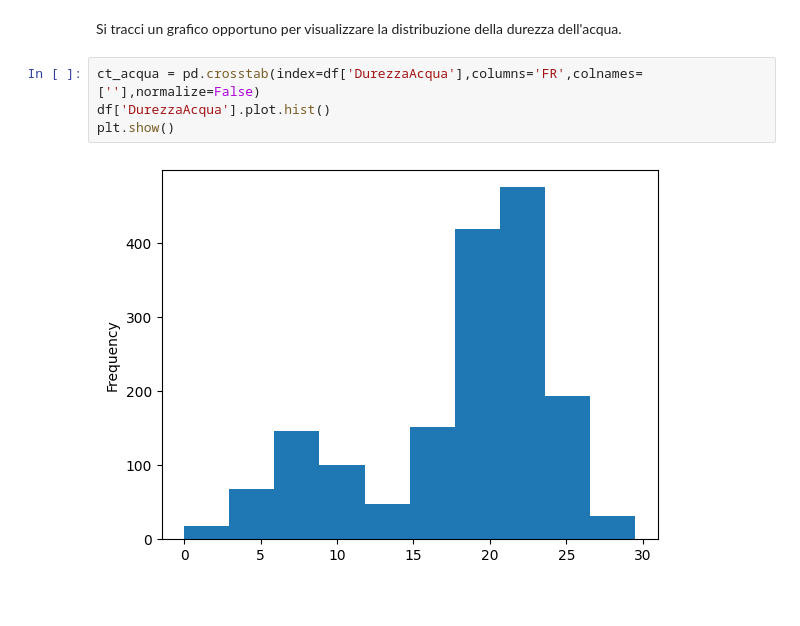
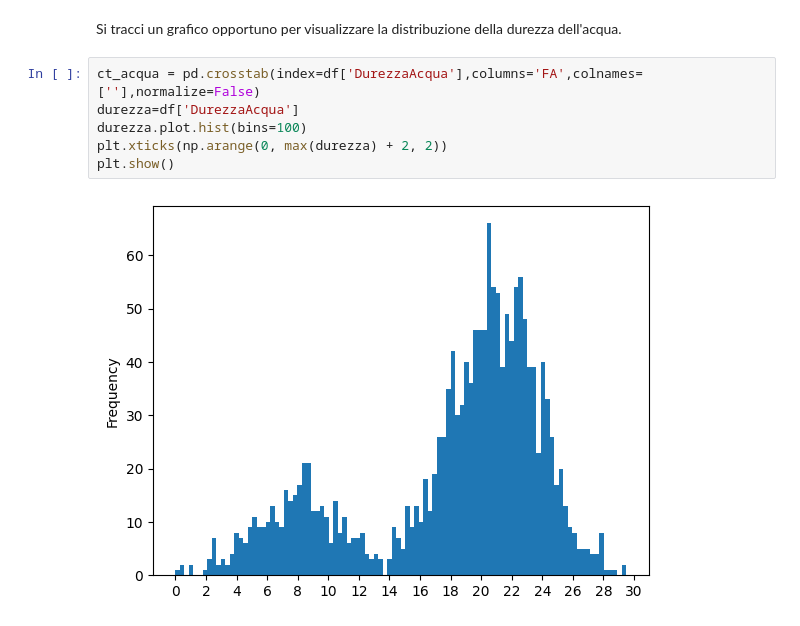
Before and after one commit to FriendlyWizard23/StatisticaL31, a Jupyter notebook: JUPYTER/TEMI D'ESAME/SOLUZIONI_MIE/ESERCITAZIONE/Esercitazione.ipynb, the cells around one changed output. Drawn from its saved outputs; the diff is of its cells as text.

```diff
--- a/JUPYTER/TEMI D'ESAME/SOLUZIONI_MIE/ESERCITAZIONE/Esercitazione.ipynb
+++ b/JUPYTER/TEMI D'ESAME/SOLUZIONI_MIE/ESERCITAZIONE/Esercitazione.ipynb
@@ -194,8 +196,10 @@ Considerando che E(X) = media ponderata delle frequenze. Possiamo definire che i
 # %% [markdown]
 Si tracci un grafico opportuno per visualizzare la distribuzione della durezza dell'acqua.
 # %%
-ct_acqua = pd.crosstab(index=df['DurezzaAcqua'],columns='FR',colnames=[''],normalize=False)
-df['DurezzaAcqua'].plot.hist()
+ct_acqua = pd.crosstab(index=df['DurezzaAcqua'],columns='FA',colnames=[''],normalize=False)
+durezza=df['DurezzaAcqua']
+durezza.plot.hist(bins=100)
+plt.xticks(np.arange(0, max(durezza) + 2, 2))
 plt.show()
 # %% [output]
-[figure, old version]
+[figure, new version]
```
Also changed, not shown: parts of 33 cells of this notebook, 3 other files.
